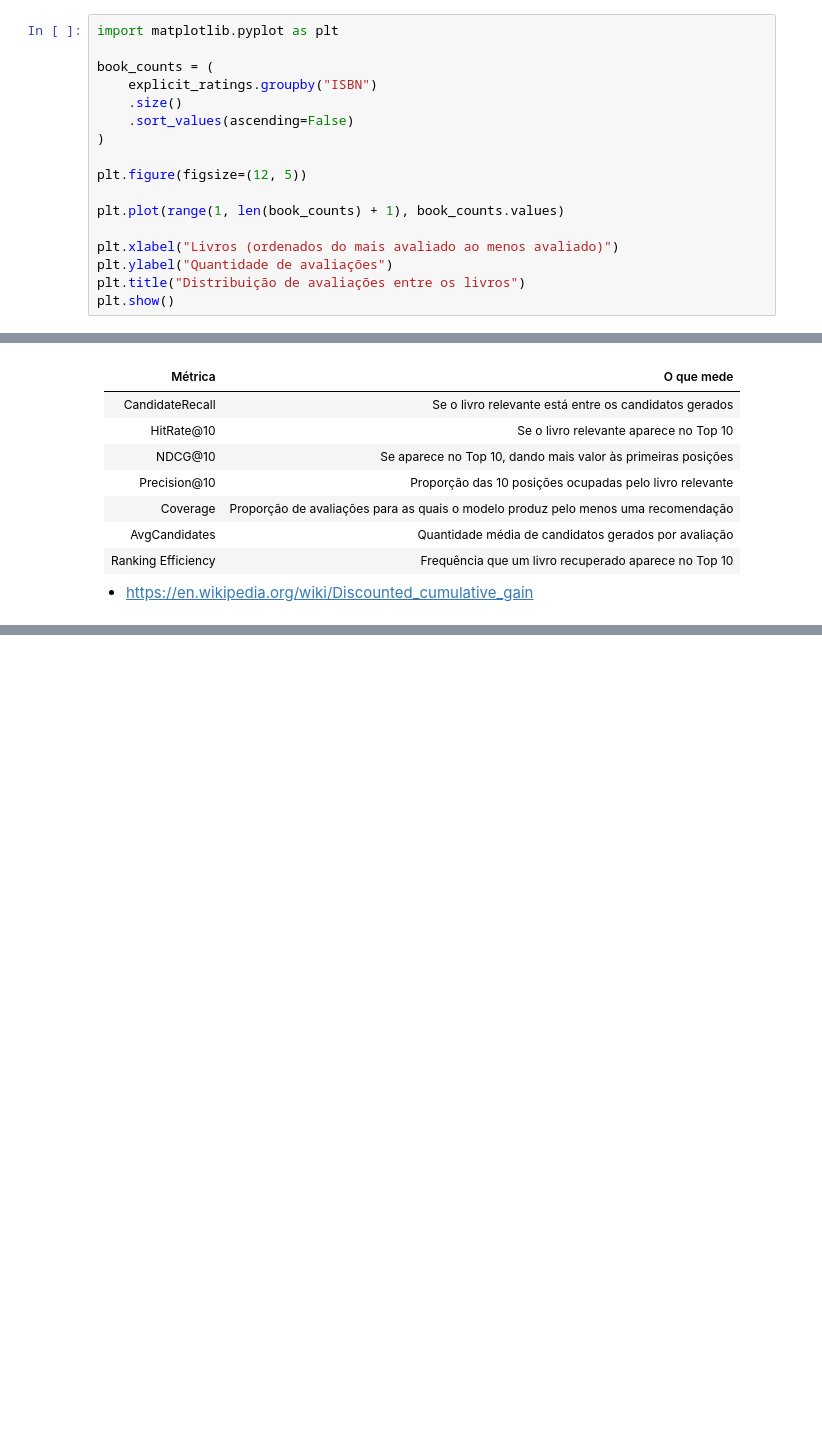
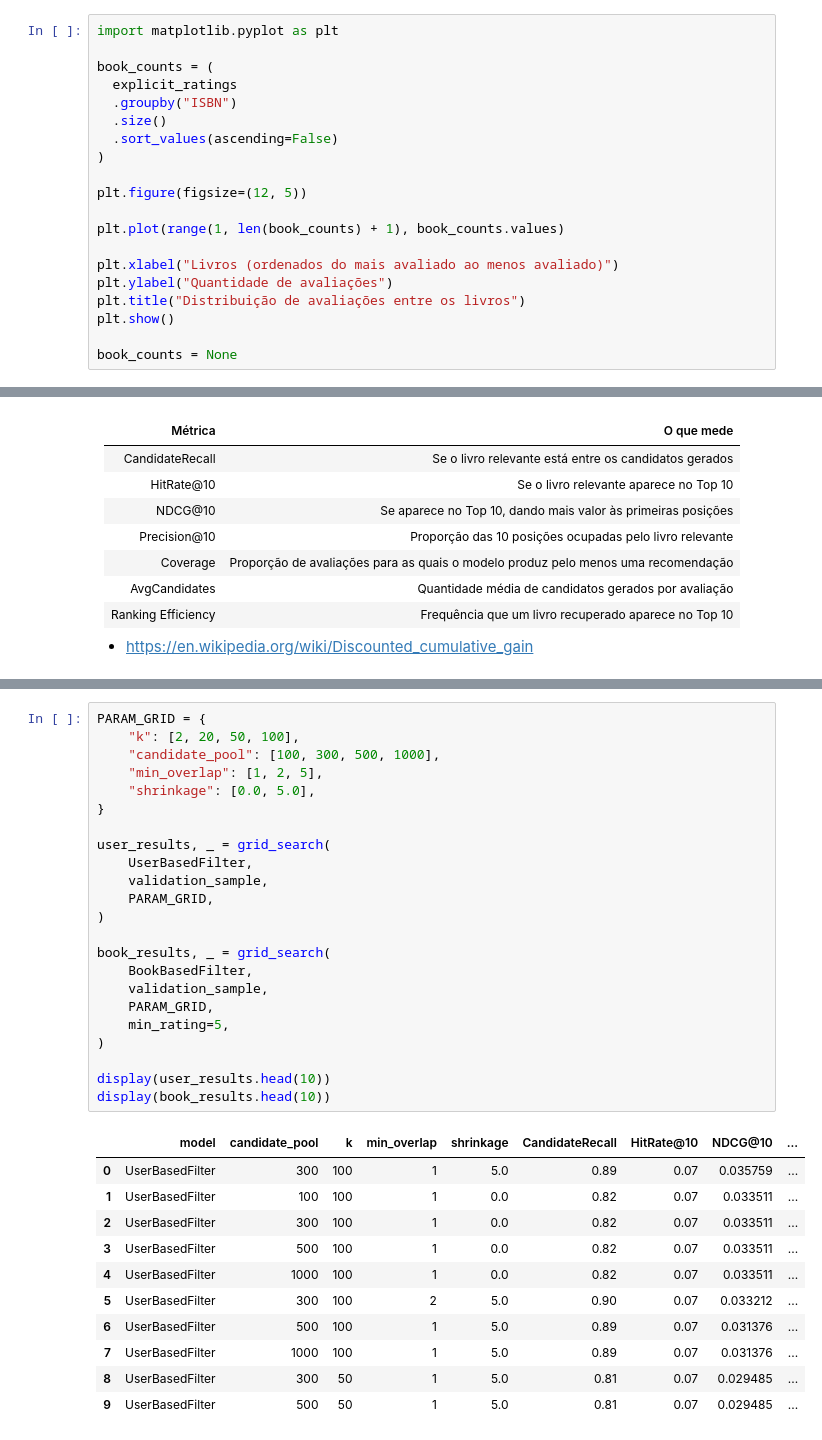
Before and after one commit to lemuel-manske/notebooks, a Jupyter notebook: furb/ml/seminario.ipynb, the cells around one changed output, grey strips where cells are left out. Drawn from its saved outputs; the diff is of its cells as text; blank space fills up the shorter version.

```diff
--- a/furb/ml/seminario.ipynb
+++ b/furb/ml/seminario.ipynb
@@ -401,9 +484,10 @@ Com isso, precisamos visualizar qual a distribuição de ratings por livro além
 import matplotlib.pyplot as plt
 
 book_counts = (
-    explicit_ratings.groupby("ISBN")
-    .size()
-    .sort_values(ascending=False)
+  explicit_ratings
+  .groupby("ISBN")
+  .size()
+  .sort_values(ascending=False)
 )
 
 plt.figure(figsize=(12, 5))
@@ -414,6 +498,8 @@ plt.xlabel("Livros (ordenados do mais avaliado ao menos avaliado)")
 plt.ylabel("Quantidade de avaliações")
 plt.title("Distribuição de avaliações entre os livros")
 plt.show()
+
+book_counts = None
 # %% [output]
 [figure]
 # %% [markdown]
@@ -1434,0 +1346,35 @@ build_matrices(train_df)
+# %%
+PARAM_GRID = {
+    "k": [2, 20, 50, 100],
+    "candidate_pool": [100, 300, 500, 1000],
+    "min_overlap": [1, 2, 5],
+    "shrinkage": [0.0, 5.0],
+}
+
+user_results, _ = grid_search(
+    UserBasedFilter,
+    validation_sample,
+    PARAM_GRID,
+)
+
+book_results, _ = grid_search(
+    BookBasedFilter,
+    validation_sample,
+    PARAM_GRID,
+    min_rating=5,
+)
+
+display(user_results.head(10))
+display(book_results.head(10))
+# %% [output]
+|  | model | candidate_pool | k | min_overlap | shrinkage | CandidateRecall | HitRate@10 | NDCG@10 | ... |
+| 0 | UserBasedFilter | 300 | 100 | 1 | 5.0 | 0.89 | 0.07 | 0.035759 | ... |
+| 1 | UserBasedFilter | 100 | 100 | 1 | 0.0 | 0.82 | 0.07 | 0.033511 | ... |
+| 2 | UserBasedFilter | 300 | 100 | 1 | 0.0 | 0.82 | 0.07 | 0.033511 | ... |
+| 3 | UserBasedFilter | 500 | 100 | 1 | 0.0 | 0.82 | 0.07 | 0.033511 | ... |
+| 4 | UserBasedFilter | 1000 | 100 | 1 | 0.0 | 0.82 | 0.07 | 0.033511 | ... |
+| 5 | UserBasedFilter | 300 | 100 | 2 | 5.0 | 0.90 | 0.07 | 0.033212 | ... |
+| 6 | UserBasedFilter | 500 | 100 | 1 | 5.0 | 0.89 | 0.07 | 0.031376 | ... |
+| 7 | UserBasedFilter | 1000 | 100 | 1 | 5.0 | 0.89 | 0.07 | 0.031376 | ... |
+| 8 | UserBasedFilter | 300 | 50 | 1 | 5.0 | 0.81 | 0.07 | 0.029485 | ... |
+| 9 | UserBasedFilter | 500 | 50 | 1 | 5.0 | 0.81 | 0.07 | 0.029485 | ... |
```
Also changed, not shown: parts of 46 cells of this notebook, 1 other file.
